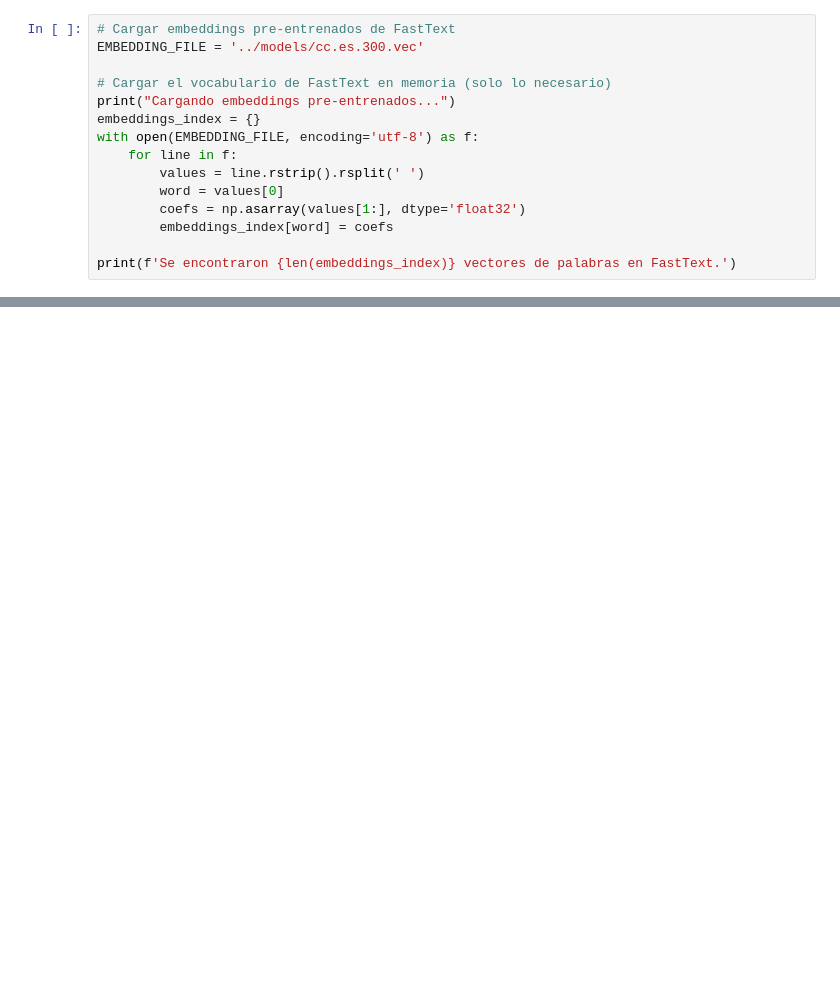
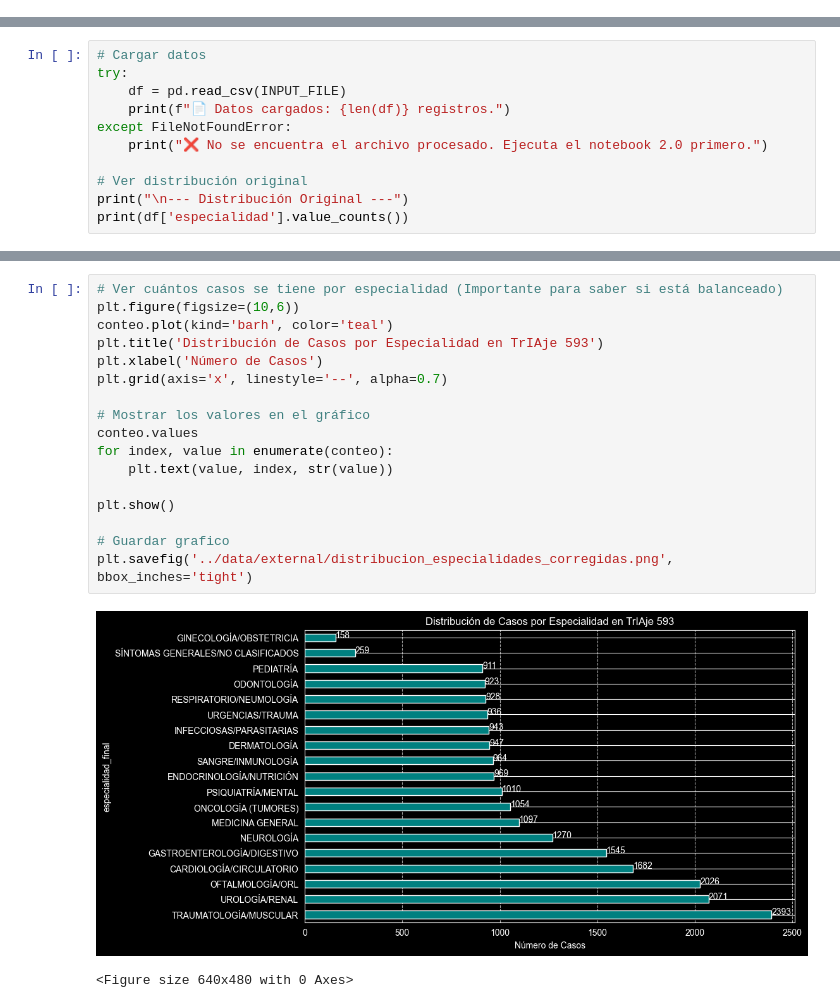
Before and after one commit to fundestpuente/SIC-Clasificador-de-urgencias-medicas-basado-en-la-interpretacion-de-sintomas-mediante-IA, a Jupyter notebook: notebooks/3_entrenamiento_modelos.ipynb, the cells around one changed output, grey strips where cells are left out. Saved outputs shown, nothing was run; the diff lists cells and outputs as text; blank space fills up the shorter version.

```diff
--- a/notebooks/3_entrenamiento_modelos.ipynb
+++ b/notebooks/3_entrenamiento_modelos.ipynb
@@ -134,15 +0,0 @@ Modelos guardados:
-# %%
-# Cargar embeddings pre-entrenados de FastText
-EMBEDDING_FILE = '../models/cc.es.300.vec'
-
-# Cargar el vocabulario de FastText en memoria (solo lo necesario)
-print("Cargando embeddings pre-entrenados...")
-embeddings_index = {}
-with open(EMBEDDING_FILE, encoding='utf-8') as f:
-    for line in f:
-        values = line.rstrip().rsplit(' ')
-        word = values[0]
-        coefs = np.asarray(values[1:], dtype='float32')
-        embeddings_index[word] = coefs
-
-print(f'Se encontraron {len(embeddings_index)} vectores de palabras en FastText.')
@@ -557,0 +33,11 @@ predecir_con_svm("Tengo llagas en la boca que me duelen mucho al comer")
+# %%
+# Cargar datos
+try:
+    df = pd.read_csv(INPUT_FILE)
+    print(f"📄 Datos cargados: {len(df)} registros.")
+except FileNotFoundError:
+    print("❌ No se encuentra el archivo procesado. Ejecuta el notebook 2.0 primero.")
+
+# Ver distribución original
+print("\n--- Distribución Original ---")
+print(df['especialidad'].value_counts())
@@ -557,0 +111,20 @@ predecir_con_svm("Tengo llagas en la boca que me duelen mucho al comer")
+# %%
+# Ver cuántos casos se tiene por especialidad (Importante para saber si está balanceado)
+plt.figure(figsize=(10,6))
+conteo.plot(kind='barh', color='teal')
+plt.title('Distribución de Casos por Especialidad en TrIAje 593')
+plt.xlabel('Número de Casos')
+plt.grid(axis='x', linestyle='--', alpha=0.7)
+
+# Mostrar los valores en el gráfico
+conteo.values
+for index, value in enumerate(conteo):
+    plt.text(value, index, str(value))
+
+plt.show()
+
+# Guardar grafico
+plt.savefig('../data/external/distribucion_especialidades_corregidas.png', bbox_inches='tight')
+# %% [output]
+[figure, added]
+<Figure size 640x480 with 0 Axes>
```
Also changed, not shown: parts of 19 cells of this notebook, 13 other files.
